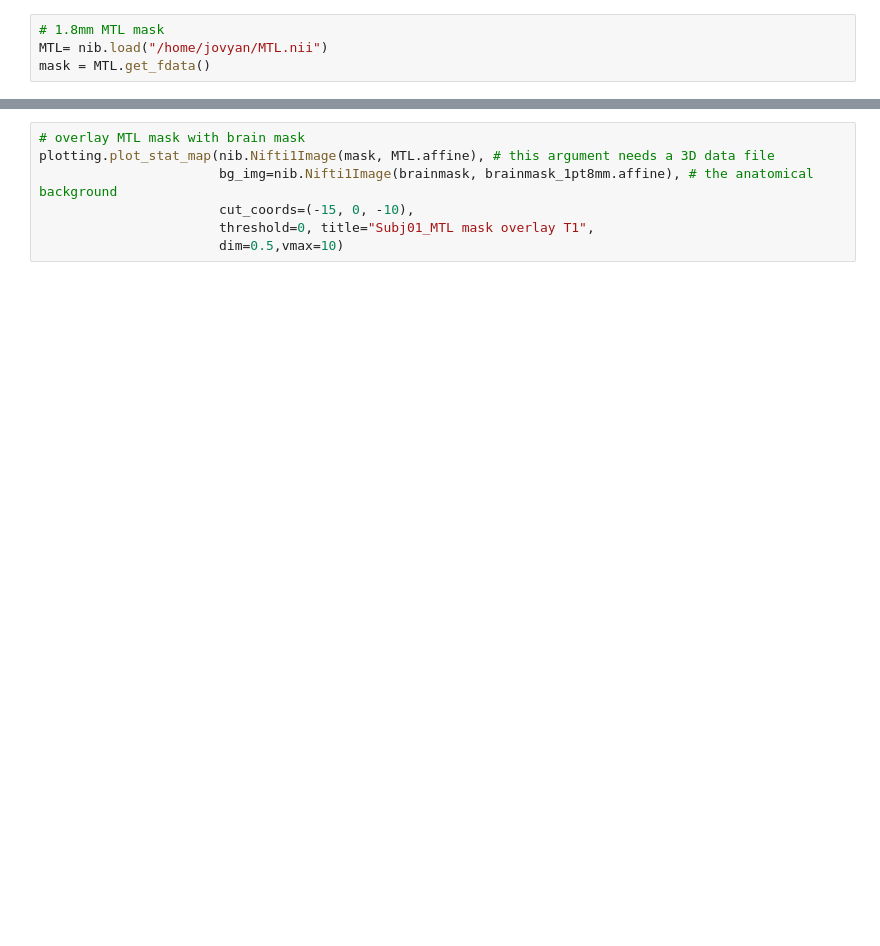
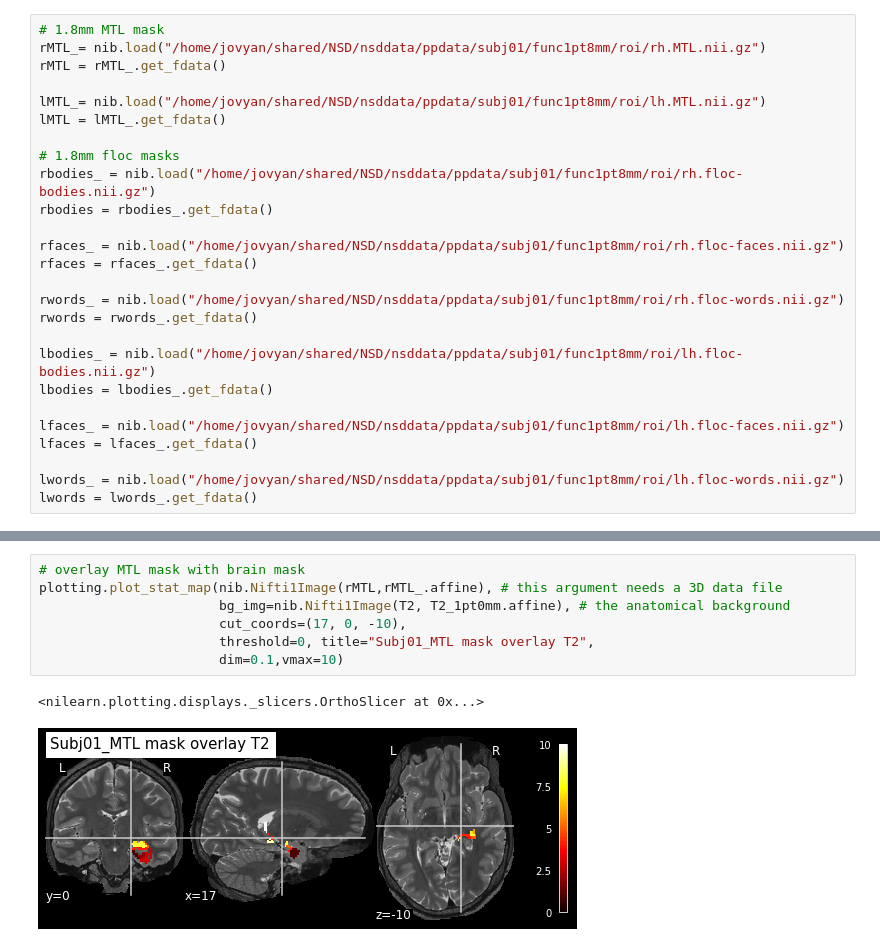
Before and after one commit to mjstarrett/nsdMemConn, a Jupyter notebook: load_1pt8mm_rest_visualization.ipynb, the cells around one changed output, grey strips where cells are left out. Saved outputs shown, nothing was run; the diff lists cells and outputs as text; blank space fills up the shorter version.

```diff
--- a/load_1pt8mm_rest_visualization.ipynb
+++ b/load_1pt8mm_rest_visualization.ipynb
@@ -32,5 +34,27 @@ plotting.plot_stat_map(nib.Nifti1Image(beta_t1, beta_1pt8mm.affine), # this func
 # %%
 # 1.8mm MTL mask
-MTL= nib.load("/home/jovyan/MTL.nii")
-mask = MTL.get_fdata()
+rMTL_= nib.load("/home/jovyan/shared/NSD/nsddata/ppdata/subj01/func1pt8mm/roi/rh.MTL.nii.gz")
+rMTL = rMTL_.get_fdata()
+
+lMTL_= nib.load("/home/jovyan/shared/NSD/nsddata/ppdata/subj01/func1pt8mm/roi/lh.MTL.nii.gz")
+lMTL = lMTL_.get_fdata()
+
+# 1.8mm floc masks
+rbodies_ = nib.load("/home/jovyan/shared/NSD/nsddata/ppdata/subj01/func1pt8mm/roi/rh.floc-bodies.nii.gz")
+rbodies = rbodies_.get_fdata()
+
+rfaces_ = nib.load("/home/jovyan/shared/NSD/nsddata/ppdata/subj01/func1pt8mm/roi/rh.floc-faces.nii.gz")
+rfaces = rfaces_.get_fdata()
+
+rwords_ = nib.load("/home/jovyan/shared/NSD/nsddata/ppdata/subj01/func1pt8mm/roi/rh.floc-words.nii.gz")
+rwords = rwords_.get_fdata()
+
+lbodies_ = nib.load("/home/jovyan/shared/NSD/nsddata/ppdata/subj01/func1pt8mm/roi/lh.floc-bodies.nii.gz")
+lbodies = lbodies_.get_fdata()
+
+lfaces_ = nib.load("/home/jovyan/shared/NSD/nsddata/ppdata/subj01/func1pt8mm/roi/lh.floc-faces.nii.gz")
+lfaces = lfaces_.get_fdata()
+
+lwords_ = nib.load("/home/jovyan/shared/NSD/nsddata/ppdata/subj01/func1pt8mm/roi/lh.floc-words.nii.gz")
+lwords = lwords_.get_fdata()
 # %%
@@ -42,7 +78,10 @@ Unique numbers in the mask: [ 0.  1.  2.  3.  4.  5.  6.  7.  8.  9. 10.]
 # %%
 # overlay MTL mask with brain mask
-plotting.plot_stat_map(nib.Nifti1Image(mask, MTL.affine), # this argument needs a 3D data file
-                       bg_img=nib.Nifti1Image(brainmask, brainmask_1pt8mm.affine), # the anatomical background
-                       cut_coords=(-15, 0, -10),
-                       threshold=0, title="Subj01_MTL mask overlay T1",
-                       dim=0.5,vmax=10)
+plotting.plot_stat_map(nib.Nifti1Image(rMTL,rMTL_.affine), # this argument needs a 3D data file
+                       bg_img=nib.Nifti1Image(T2, T2_1pt0mm.affine), # the anatomical background
+                       cut_coords=(17, 0, -10),
+                       threshold=0, title="Subj01_MTL mask overlay T2",
+                       dim=0.1,vmax=10)
+# %% [output]
+<nilearn.plotting.displays._slicers.OrthoSlicer at 0x...>
+[figure, added]
```
Also changed, not shown: parts of 37 cells of this notebook, 4 other files.
